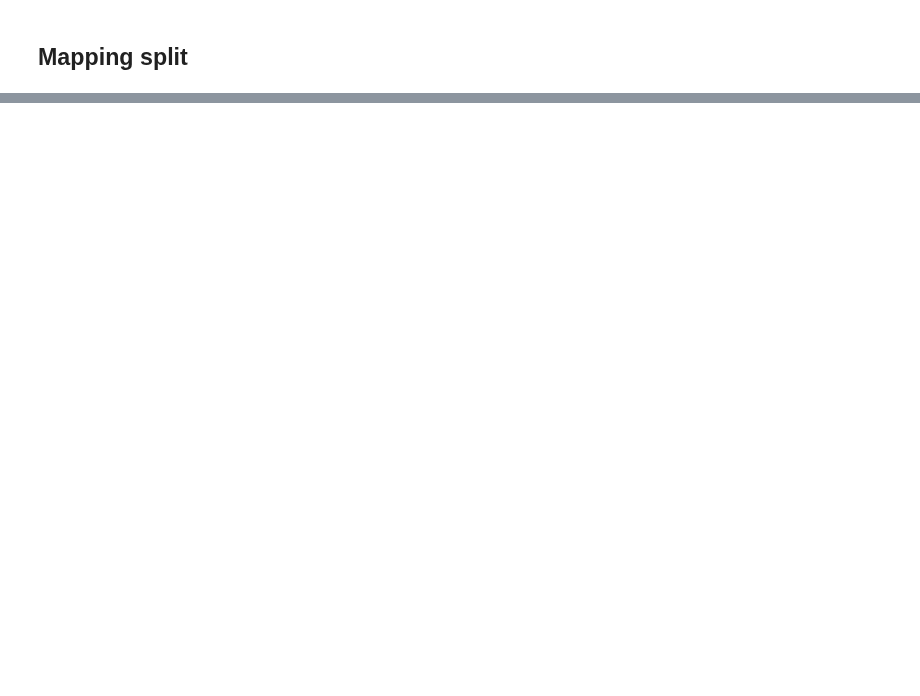
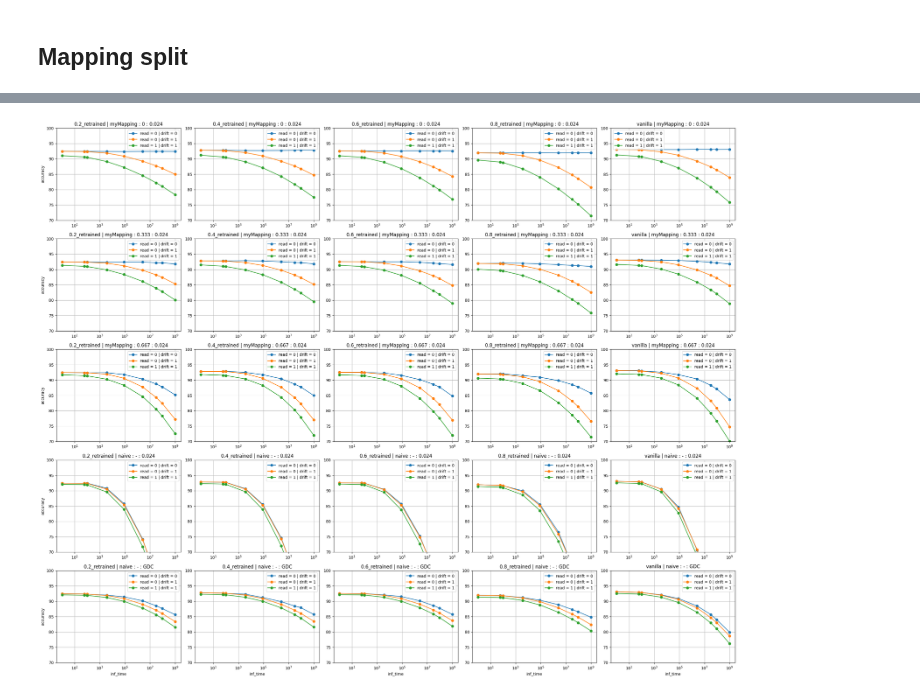
Before and after one commit to PRAM-weight-biasing/PRAM-weight-biasing, a Jupyter notebook: z_data_processing/250710_acc_plot.ipynb, the cells around one changed output, grey strips where cells are left out. Drawn from its saved outputs; the diff is of its cells as text; code cells hidden in the pictures; blank space fills up the shorter version.

```diff
--- a/z_data_processing/250710_acc_plot.ipynb
+++ b/z_data_processing/250710_acc_plot.ipynb
@@ -166,0 +237,60 @@ plt.tight_layout()
+# %%
+import matplotlib.pyplot as plt
+import pandas as pd
+
+# mapping_method 와 distortion_f 를 조합해서 새로운 column 생성
+df['mapping_distortion'] = df['mapping_method'].astype(str) + ' : ' + df['distortion_f'].astype(str) + ' : ' + df['alpha'].astype(str)
+
+# 유일한 값 추출
+mapping_distortion_vals = sorted(df['mapping_distortion'].unique())
+model_vals = sorted(df['model_type'].unique())
+read_noise_vals = sorted(df['read_noise_scale'].unique())
+drift_noise_vals = sorted(df['drift_noise_scale'].unique())
+
+# subplot (row: mapping_distortion, col: model_type)
+fig, axes = plt.subplots(len(mapping_distortion_vals), len(model_vals),
+                         figsize=(5 * len(model_vals), 4 * len(mapping_distortion_vals)),
+                         squeeze=False)
+
+# plot
+for i, mapping_distortion in enumerate(mapping_distortion_vals):
+    for j, model in enumerate(model_vals):
+        ax = axes[i][j]
+        subset = df[(df['mapping_distortion'] == mapping_distortion) & (df['model_type'] == model)]
+
+        for read_noise in read_noise_vals:
+            for drift_noise in drift_noise_vals:
+                rn_data = subset[(subset['read_noise_scale'] == read_noise) &
+                                (subset['drift_noise_scale'] == drift_noise)].sort_values('inf_time')
+
+                if rn_data.empty:
+                    continue
+
+                # linestyle = '--' if read_noise == 0 else '-'
+                # color = 'black' if read_noise == 0 else None
+                label = f'read = {read_noise} | drift = {drift_noise}'
+
+                ax.plot(rn_data['inf_time'], rn_data['accuracy'],
+                        label=label,  marker='o')
+
+        ax.set_title(f'{model} | {mapping_distortion}')
+        if i == len(mapping_distortion_vals) - 1:
+            ax.set_xlabel('inf_time')
+        if j == 0:
+            ax.set_ylabel('accuracy')
+
+        # GDC on일 때만 ylim (70, 100)
+        if subset['GDC'].eq('on').any():
+            ax.set_ylim(70, 100)
+        else:
+            ax.set_ylim(0, 100)
+
+        ax.grid(True)
+        ax.legend()
+        if subset['inf_time'].gt(0).any():
+            ax.set_xscale('log')
+
+plt.tight_layout()
+plt.show()
+# %% [output]
+[figure, added]
```
Also changed, not shown: parts of 11 cells of this notebook, 1 other file.
